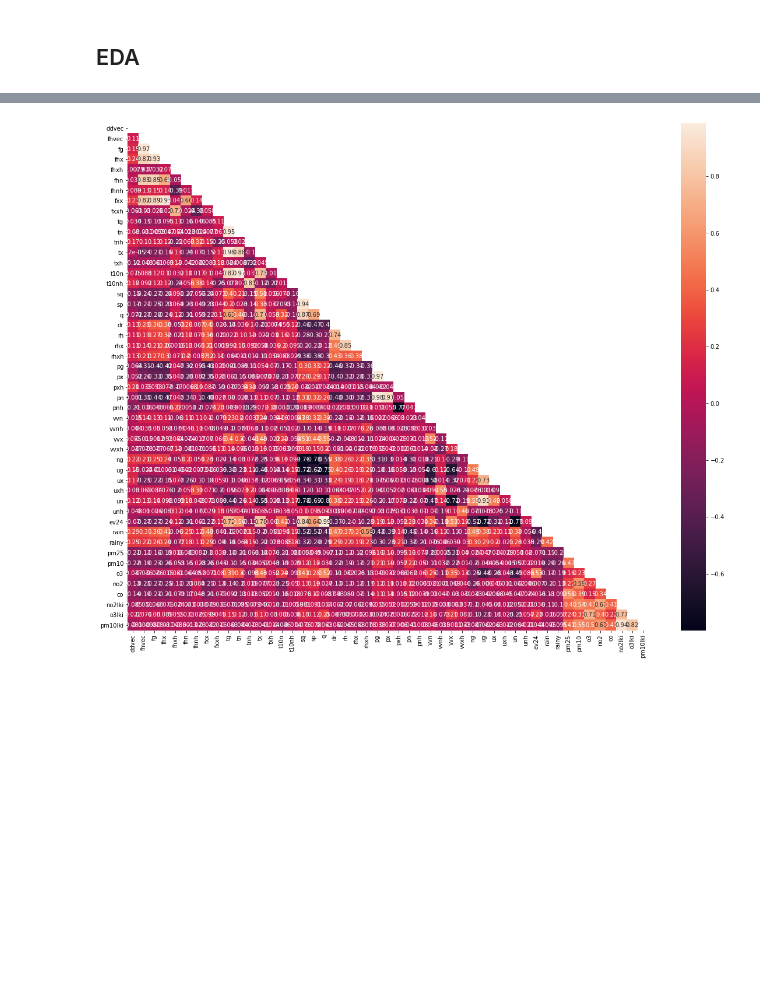
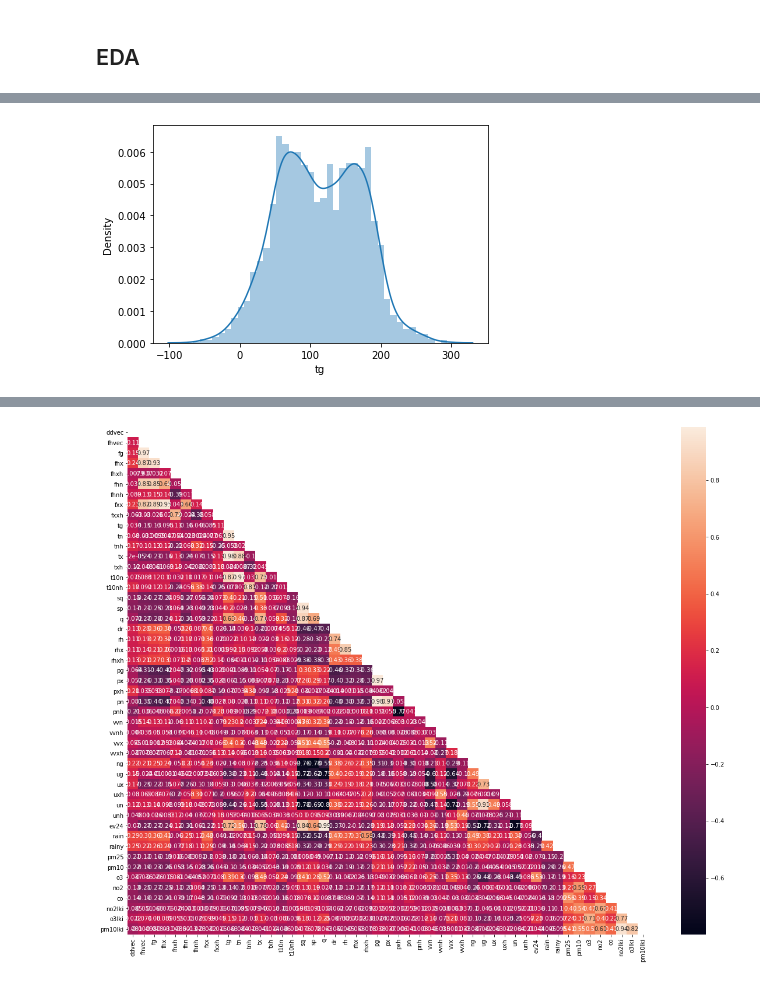
Before and after one commit to ClauCarloni/data_final_project, a Jupyter notebook: dutch_daily_weather_data.ipynb, the cells around one changed output, grey strips where cells are left out. Saved outputs shown, nothing was run; the diff lists cells and outputs as text; code cells hidden in the pictures; blank space fills up the shorter version.

```diff
--- a/dutch_daily_weather_data.ipynb
+++ b/dutch_daily_weather_data.ipynb
@@ -1249,0 +1269,5 @@ summary
+# %%
+sns.distplot(data['tg'], bins=40)
+plt.show()
+# %% [output]
+[figure, added]
```
Also changed, not shown: parts of 84 cells of this notebook.
